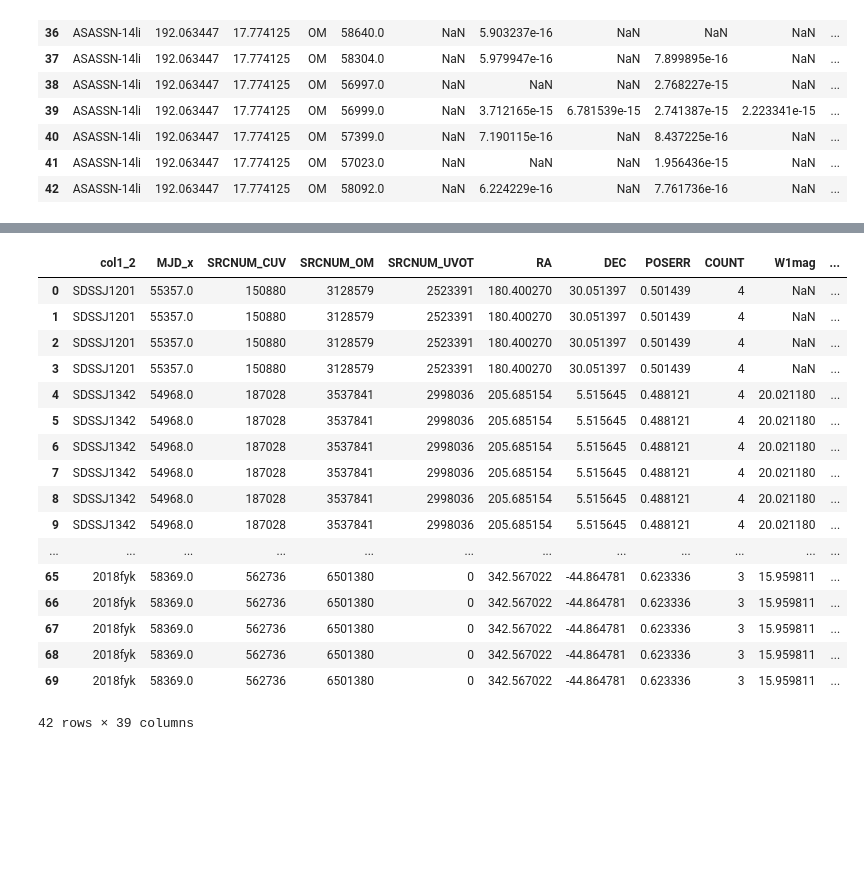
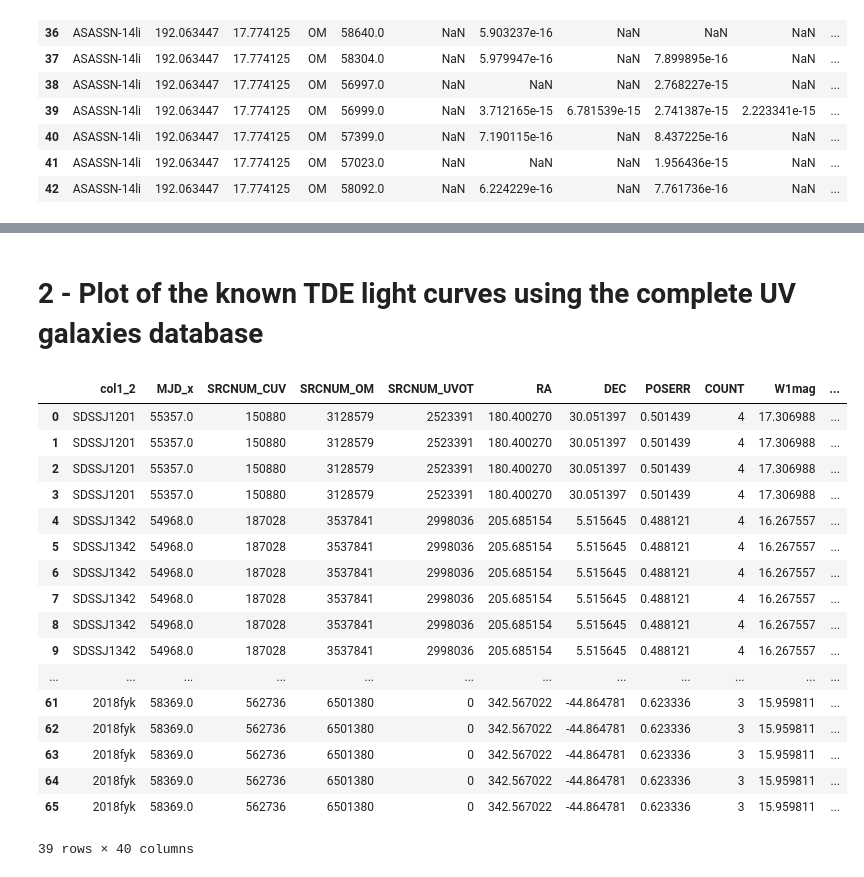
Before and after one commit to JulienValteau/TFM_TDE_Detection, a Jupyter notebook: TDE_filtering_and_analisis/TDE_test.ipynb, the cells around one changed output, grey strips where cells are left out. Saved outputs shown, nothing was run; the diff lists cells and outputs as text; code cells hidden in the pictures; blank space fills up the shorter version.

```diff
--- a/TDE_filtering_and_analisis/TDE_test.ipynb
+++ b/TDE_filtering_and_analisis/TDE_test.ipynb
@@ -251,31 +236,47 @@ df_entries[df_entries['RA'] == 182.199409]
+# %% [markdown]
+# 2 - Plot of the known TDE light curves using the complete UV galaxies database
 # %%
 df_tde = pd.read_csv(roots_tfm +'/TDE/TDE_match_UVOT_OM')
-df_entries = pd.read_csv(roots_tfm +'/Entries_galaxies_more_than_2.csv')
+df_entries = pd.read_csv(roots_tfm +'/Entries_galaxies.csv')
+
+# Extract of the TDE dataframe entries only related to UVOT
 df_tde_uvot = df_tde[df_tde['SRCNUM_1'] !=0]
+
+# Extract of the TDE dataframe entries only related to OM
 df_tde_om = df_tde[df_tde['SRCNUM_2'] !=0]
+
+# Merge of the UVOT entries with the complete dataframe
 df_merge_uvot = df_tde_uvot[['col1_1', 'SRCNUM_2', 'col1_2', 'MJD']].merge(df_entries,left_on='col1_1',right_on='SRCNUM_UVOT')
 df_merge_uvot=df_merge_uvot.rename(columns={'col1_1': 'SRCNUM_1'})
+
+# Merge of the OM entries with the complete dataframe
 df_merge_om = df_tde_om[['SRCNUM_1', 'SRCNUM_2', 'col1_2', 'MJD']].merge(df_entries,left_on='SRCNUM_2',right_on='SRCNUM_OM')
+
+# Concatenation of both dataframe sorting the values by source number
 df_merge=pd.concat([df_merge_uvot, df_merge_om]).sort_values('SRCNUM_CUV').reset_index(drop=True)
+
+# Extract of the dataframe source entries with at least 3 points
 df_merge=df_merge[df_merge['COUNT']>2]
+
+# Drop of the useless columns
 df_merge.drop({'SRCNUM_1', 'SRCNUM_2'},axis=1)
 # %% [output]
 |  | col1_2 | MJD_x | SRCNUM_CUV | SRCNUM_OM | SRCNUM_UVOT | RA | DEC | POSERR | COUNT | W1mag | ... |
-| 0 | SDSSJ1201 | 55357.0 | 150880 | 3128579 | 2523391 | 180.400270 | 30.051397 | 0.501439 | 4 | NaN | ... |
-| 1 | SDSSJ1201 | 55357.0 | 150880 | 3128579 | 2523391 | 180.400270 | 30.051397 | 0.501439 | 4 | NaN | ... |
-| 2 | SDSSJ1201 | 55357.0 | 150880 | 3128579 | 2523391 | 180.400270 | 30.051397 | 0.501439 | 4 | NaN | ... |
-| 3 | SDSSJ1201 | 55357.0 | 150880 | 3128579 | 2523391 | 180.400270 | 30.051397 | 0.501439 | 4 | NaN | ... |
-| 4 | SDSSJ1342 | 54968.0 | 187028 | 3537841 | 2998036 | 205.685154 | 5.515645 | 0.488121 | 4 | 20.021180 | ... |
-| 5 | SDSSJ1342 | 54968.0 | 187028 | 3537841 | 2998036 | 205.685154 | 5.515645 | 0.488121 | 4 | 20.021180 | ... |
-| 6 | SDSSJ1342 | 54968.0 | 187028 | 3537841 | 2998036 | 205.685154 | 5.515645 | 0.488121 | 4 | 20.021180 | ... |
-| 7 | SDSSJ1342 | 54968.0 | 187028 | 3537841 | 2998036 | 205.685154 | 5.515645 | 0.488121 | 4 | 20.021180 | ... |
-| 8 | SDSSJ1342 | 54968.0 | 187028 | 3537841 | 2998036 | 205.685154 | 5.515645 | 0.488121 | 4 | 20.021180 | ... |
-| 9 | SDSSJ1342 | 54968.0 | 187028 | 3537841 | 2998036 | 205.685154 | 5.515645 | 0.488121 | 4 | 20.021180 | ... |
+| 0 | SDSSJ1201 | 55357.0 | 150880 | 3128579 | 2523391 | 180.400270 | 30.051397 | 0.501439 | 4 | 17.306988 | ... |
+| 1 | SDSSJ1201 | 55357.0 | 150880 | 3128579 | 2523391 | 180.400270 | 30.051397 | 0.501439 | 4 | 17.306988 | ... |
+| 2 | SDSSJ1201 | 55357.0 | 150880 | 3128579 | 2523391 | 180.400270 | 30.051397 | 0.501439 | 4 | 17.306988 | ... |
+| 3 | SDSSJ1201 | 55357.0 | 150880 | 3128579 | 2523391 | 180.400270 | 30.051397 | 0.501439 | 4 | 17.306988 | ... |
+| 4 | SDSSJ1342 | 54968.0 | 187028 | 3537841 | 2998036 | 205.685154 | 5.515645 | 0.488121 | 4 | 16.267557 | ... |
+| 5 | SDSSJ1342 | 54968.0 | 187028 | 3537841 | 2998036 | 205.685154 | 5.515645 | 0.488121 | 4 | 16.267557 | ... |
+| 6 | SDSSJ1342 | 54968.0 | 187028 | 3537841 | 2998036 | 205.685154 | 5.515645 | 0.488121 | 4 | 16.267557 | ... |
+| 7 | SDSSJ1342 | 54968.0 | 187028 | 3537841 | 2998036 | 205.685154 | 5.515645 | 0.488121 | 4 | 16.267557 | ... |
+| 8 | SDSSJ1342 | 54968.0 | 187028 | 3537841 | 2998036 | 205.685154 | 5.515645 | 0.488121 | 4 | 16.267557 | ... |
+| 9 | SDSSJ1342 | 54968.0 | 187028 | 3537841 | 2998036 | 205.685154 | 5.515645 | 0.488121 | 4 | 16.267557 | ... |
 | ... | ... | ... | ... | ... | ... | ... | ... | ... | ... | ... | ... |
+| 61 | 2018fyk | 58369.0 | 562736 | 6501380 | 0 | 342.567022 | -44.864781 | 0.623336 | 3 | 15.959811 | ... |
+| 62 | 2018fyk | 58369.0 | 562736 | 6501380 | 0 | 342.567022 | -44.864781 | 0.623336 | 3 | 15.959811 | ... |
+| 63 | 2018fyk | 58369.0 | 562736 | 6501380 | 0 | 342.567022 | -44.864781 | 0.623336 | 3 | 15.959811 | ... |
+| 64 | 2018fyk | 58369.0 | 562736 | 6501380 | 0 | 342.567022 | -44.864781 | 0.623336 | 3 | 15.959811 | ... |
 | 65 | 2018fyk | 58369.0 | 562736 | 6501380 | 0 | 342.567022 | -44.864781 | 0.623336 | 3 | 15.959811 | ... |
-| 66 | 2018fyk | 58369.0 | 562736 | 6501380 | 0 | 342.567022 | -44.864781 | 0.623336 | 3 | 15.959811 | ... |
-| 67 | 2018fyk | 58369.0 | 562736 | 6501380 | 0 | 342.567022 | -44.864781 | 0.623336 | 3 | 15.959811 | ... |
-| 68 | 2018fyk | 58369.0 | 562736 | 6501380 | 0 | 342.567022 | -44.864781 | 0.623336 | 3 | 15.959811 | ... |
-| 69 | 2018fyk | 58369.0 | 562736 | 6501380 | 0 | 342.567022 | -44.864781 | 0.623336 | 3 | 15.959811 | ... |
-42 rows × 39 columns
+39 rows × 40 columns
 # %%
```
Also changed, not shown: parts of 50 cells of this notebook.
